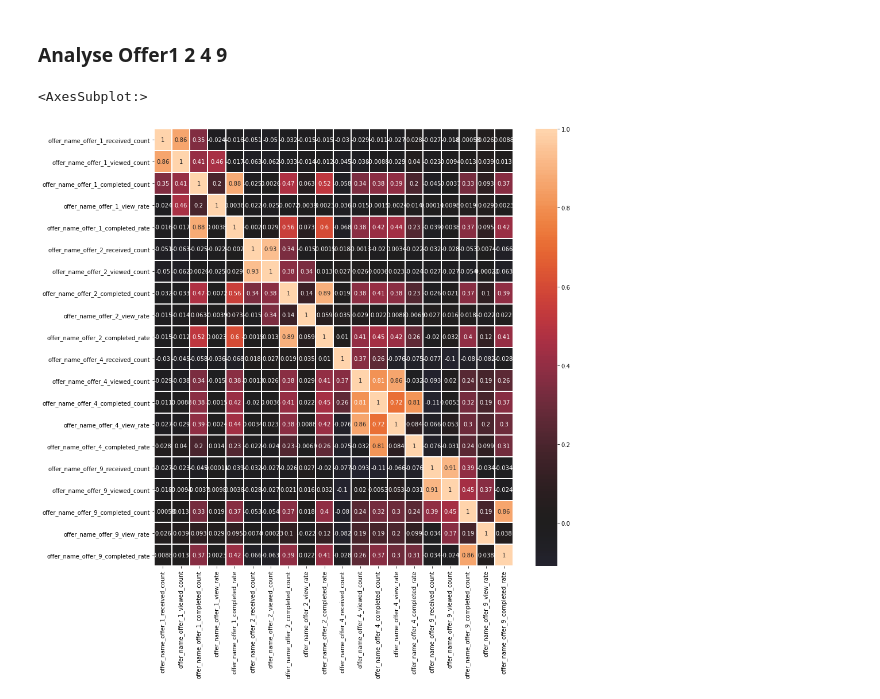
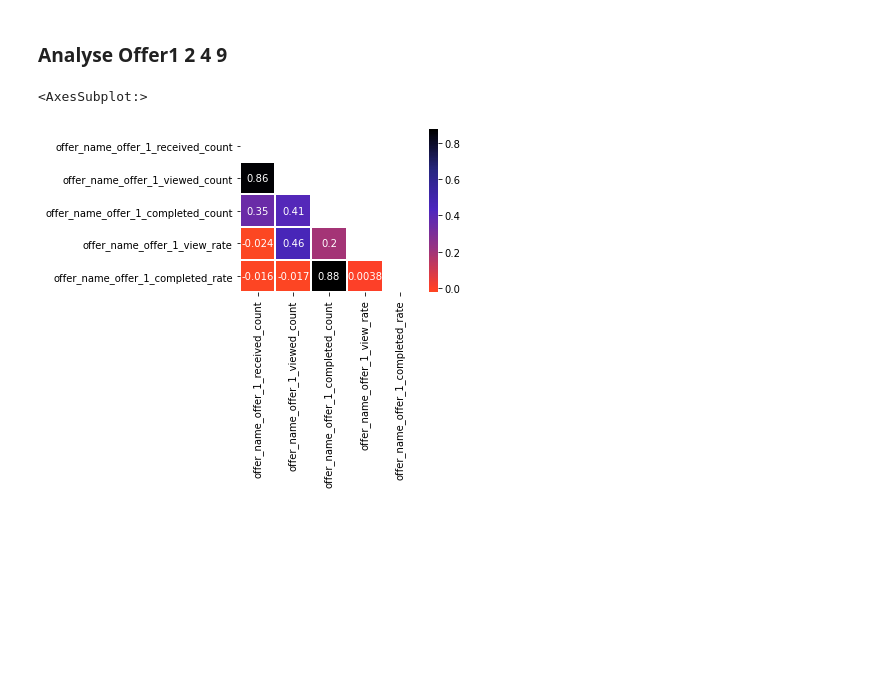
Before and after one commit to Arjunar92/Starbucks_Customer_Segmentation_Project, a Jupyter notebook: Starbucks_Customer_Segmentation_012821a.ipynb, the cells around one changed output. Drawn from its saved outputs; the diff is of its cells as text; code cells hidden in the pictures; blank space fills up the shorter version.

```diff
--- a/Starbucks_Customer_Segmentation_012821a.ipynb
+++ b/Starbucks_Customer_Segmentation_012821a.ipynb
@@ -312,36 +278,17 @@ sns.heatmap(normal_data.corr(), annot=True, linewidths=1, center=0)
 # %%
 offer1_data = profile_offer[['offer_name_offer_1_received_count',
  'offer_name_offer_1_viewed_count',
  'offer_name_offer_1_completed_count',
  'offer_name_offer_1_view_rate',
- 'offer_name_offer_1_completed_rate',
-
- 'offer_name_offer_2_received_count',
- 'offer_name_offer_2_viewed_count',
- 'offer_name_offer_2_completed_count',
- 'offer_name_offer_2_view_rate',
- 'offer_name_offer_2_completed_rate',
-
- 'offer_name_offer_4_received_count',
- 'offer_name_offer_4_viewed_count',
- 'offer_name_offer_4_completed_count',
- 'offer_name_offer_4_view_rate',
- 'offer_name_offer_4_completed_rate',
-
-
-     'offer_name_offer_9_received_count',
- 'offer_name_offer_9_viewed_count',
- 'offer_name_offer_9_completed_count',
- 'offer_name_offer_9_view_rate',
- 'offer_name_offer_9_completed_rate']]
+ 'offer_name_offer_1_completed_rate']]
 
 corr = offer1_data.corr()
 
 # Getting the Upper Triangle of the co-relation matrix
 matrix = np.triu(corr)
 
-plt.figure(figsize=(14, 14))
-sns.heatmap(corr, annot=True,  linewidths=1, center=0)
+plt.figure(figsize=(4, 3))
+sns.heatmap(corr, annot=True,  mask = matrix, linewidths=1, center=0, cmap = "CMRmap_r")
 # %% [output]
 <AxesSubplot:>
-[figure, old version]
+[figure, new version]
```
Also changed, not shown: parts of 22 cells of this notebook.
